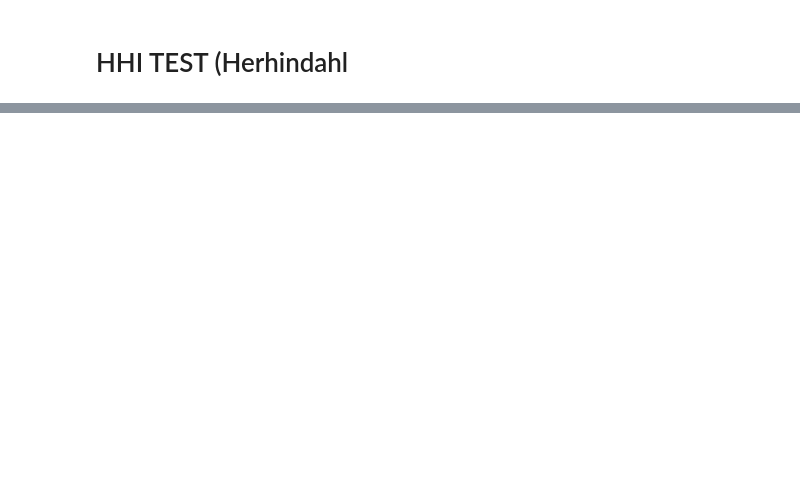
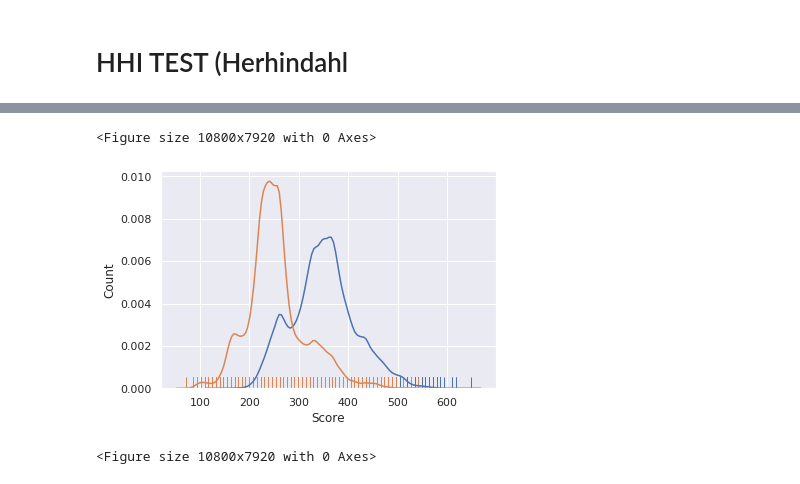
Before and after one commit to Novik1/CreditScore, a Jupyter notebook: CREDIT PD = SCORE CARD.ipynb, the cells around one changed output, grey strips where cells are left out. Drawn from its saved outputs; the diff is of its cells as text; code cells hidden in the pictures; blank space fills up the shorter version.

```diff
--- a/CREDIT PD = SCORE CARD.ipynb
+++ b/CREDIT PD = SCORE CARD.ipynb
@@ -568,3 +569,8 @@ df_cutoffs.loc[df_cutoffs['thresholds'].between(0.27788,0.277890)]
 ###CUT OF IS 490
 
 #df_scorecard.to_csv('df_scorecard.csv')
+# %%
+dist1= pd.concat([y_scores,y_test],axis = 1)
+dist1.columns = ['Score','Status']
+dist1 = distplot.reset_index(False)
+dist = dist1.iloc[:,[2,3]]
@@ -570,0 +579,9 @@ df_cutoffs.loc[df_cutoffs['thresholds'].between(0.27788,0.277890)]
+# %%
+
+for i in range(len(list)):
+    if i < 99:
+            a = (list[i]+list[i+1])/2
+            dist.loc[dist['Score'].isin(range(list[i],list[i+1])),'Score'] = a
+            i = i + 1
+# %%
+dist['Score'] = round(dist['Score'],0)
@@ -570,0 +604,15 @@ df_cutoffs.loc[df_cutoffs['thresholds'].between(0.27788,0.277890)]
+# %%
+
+
+unique_vals = dist['Status'].unique()  # [0, 1, 2]
+targets = [dist.loc[dist['Status'] == val] for val in unique_vals]
+
+for target in targets:
+    sns.distplot(target[['Score']], hist=False, rug=True)
+plt.ylabel('Count')
+plt.xlabel('Score')
+plt.figure(figsize=(150,110))
+# %% [output]
+<Figure size 10800x7920 with 0 Axes>
+[figure, added]
+<Figure size 10800x7920 with 0 Axes>
```
Also changed, not shown: parts of 23 cells of this notebook.
